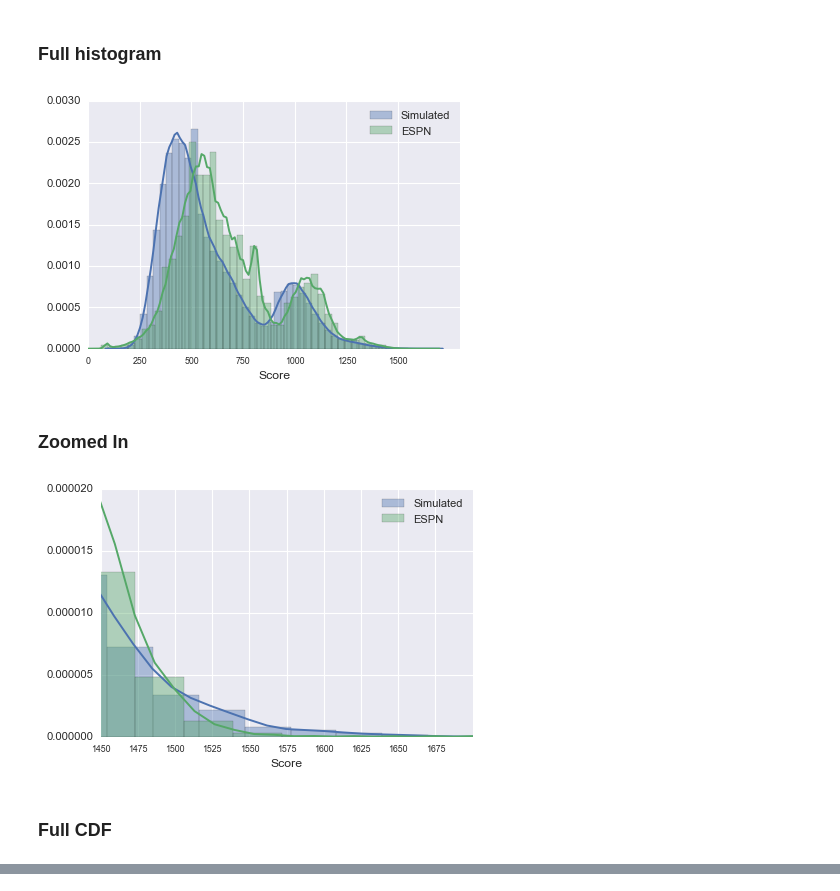
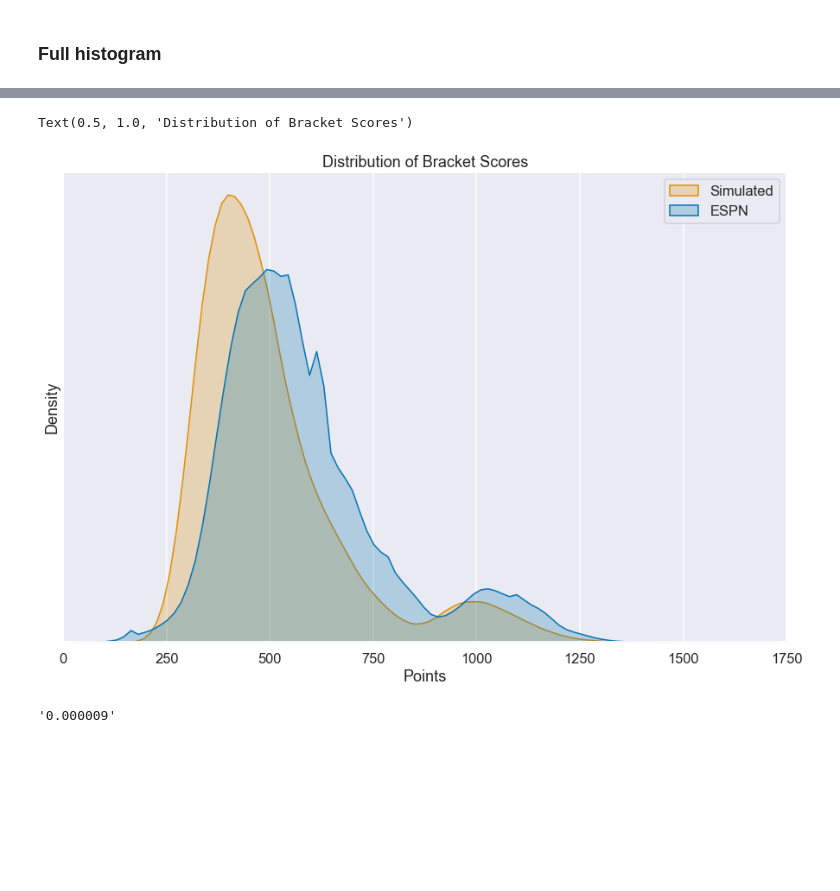
Before and after one commit to awooddoughty/bracket-predictions, a Jupyter notebook: summarize_results.ipynb, the cells around one changed output, grey strips where cells are left out. Drawn from its saved outputs; the diff is of its cells as text; code cells hidden in the pictures; blank space fills up the shorter version.

```diff
--- a/summarize_results.ipynb
+++ b/summarize_results.ipynb
@@ -52,0 +281,21 @@ espn_brackets = espn_brackets[espn_brackets['p']!=0]
+# %%
+sns.set_context("talk")
+sns.set_style("darkgrid")
+sns.set_palette("Paired", 4)
+sns.set_palette("colorblind", 2)
+# sns.set_palette("husl", 2)
+# %%
+combined = pd.concat(
+    (
+        pd.DataFrame({
+            "source": "ESPN",
+            "score": espn_brackets["score"],
+        }),
+        pd.DataFrame({
+            "source": "Simulated",
+            "score": df_scores["score"]
+        })
+    ),
+    ignore_index=True
+)
+combined["norm_score"] = combined["score"] / 10
@@ -53,31 +311,2 @@ espn_brackets = espn_brackets[espn_brackets['p']!=0]
 # %% [markdown]
 ### Full histogram
-# %%
-plt.clf()
-sns.distplot(my_brackets.Score)
-sns.distplot(espn_brackets.p)
-plt.xticks(range(0, 1670, 250), fontsize=8)
-plt.xlim(0, 1800)
-plt.legend(["Simulated", "ESPN"])
-plt.xlabel('Score')
-plt.show()
-# plt.savefig('full_histogram.jpg')
-# %% [output]
-[figure, removed]
-# %% [markdown]
-### Zoomed In
-# %%
-plt.clf()
-sns.distplot(my_brackets.Score)
-sns.distplot(espn_brackets.p)
-plt.xticks(range(0, 1700, 25), fontsize=8)
-plt.legend(["Simulated", "ESPN"])
-plt.xlim(1450, 1700)
-plt.ylim(0, 0.00002)
-plt.xlabel('Score')
-plt.show()
-# plt.savefig('top_histogram.jpg')
-# %% [output]
-[figure, removed]
-# %% [markdown]
-### Full CDF
@@ -94,0 +313,22 @@ plt.show()
+# %%
+%%time
+plt.figure(figsize=(15, 10))
+# sns.kdeplot(espn_brackets['score'], shade=True, gridsize=5000)
+sns.kdeplot(
+    data=combined,
+    x="score",
+    hue="source",
+    gridsize=100,
+    fill=True,
+    common_norm=False,
+)
+# sns.kdeplot(df_scores['score'], shade=True)
+plt.xticks(range(0, 1800, 250))
+plt.yticks([])
+plt.xlim(0, 1750)
+plt.legend(["Simulated", "ESPN"])
+plt.xlabel('Points')
+plt.title("Distribution of Bracket Scores");
+# plt.savefig('full_histogram.png', bbox_inches="tight")
+# plt.savefig('full_histogram_hypothetical.png', bbox_inches="tight")
+# %% [output]
@@ -94,0 +337,2 @@ plt.show()
+Text(0.5, 1.0, 'Distribution of Bracket Scores')
+[figure, added]
@@ -94,0 +342,4 @@ plt.show()
+# %%
+f"{(combined.loc[lambda x: x['source'] == 'ESPN']['score'] == 1500).mean():.6f}"
+# %% [output]
+'0.000009'
```
Also changed, not shown: parts of 42 cells of this notebook, 18 other files.
